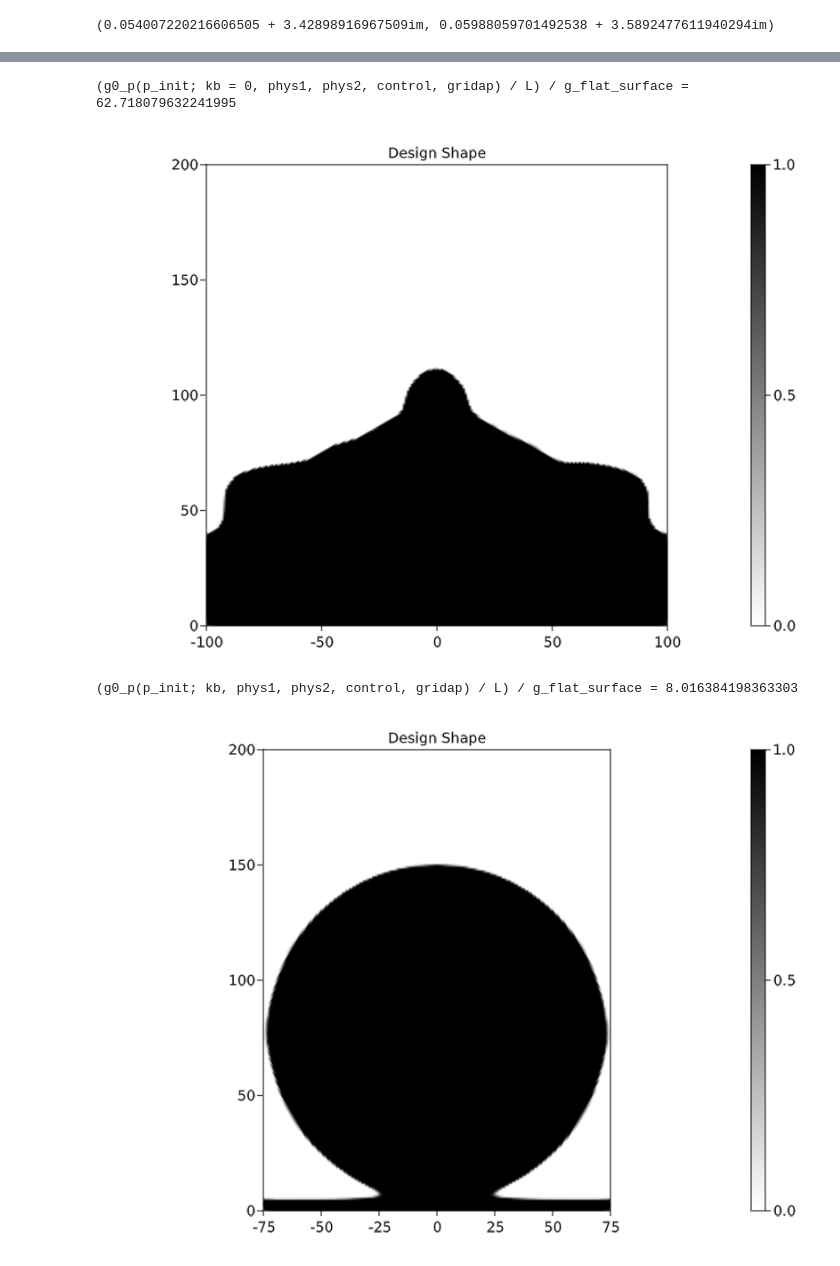
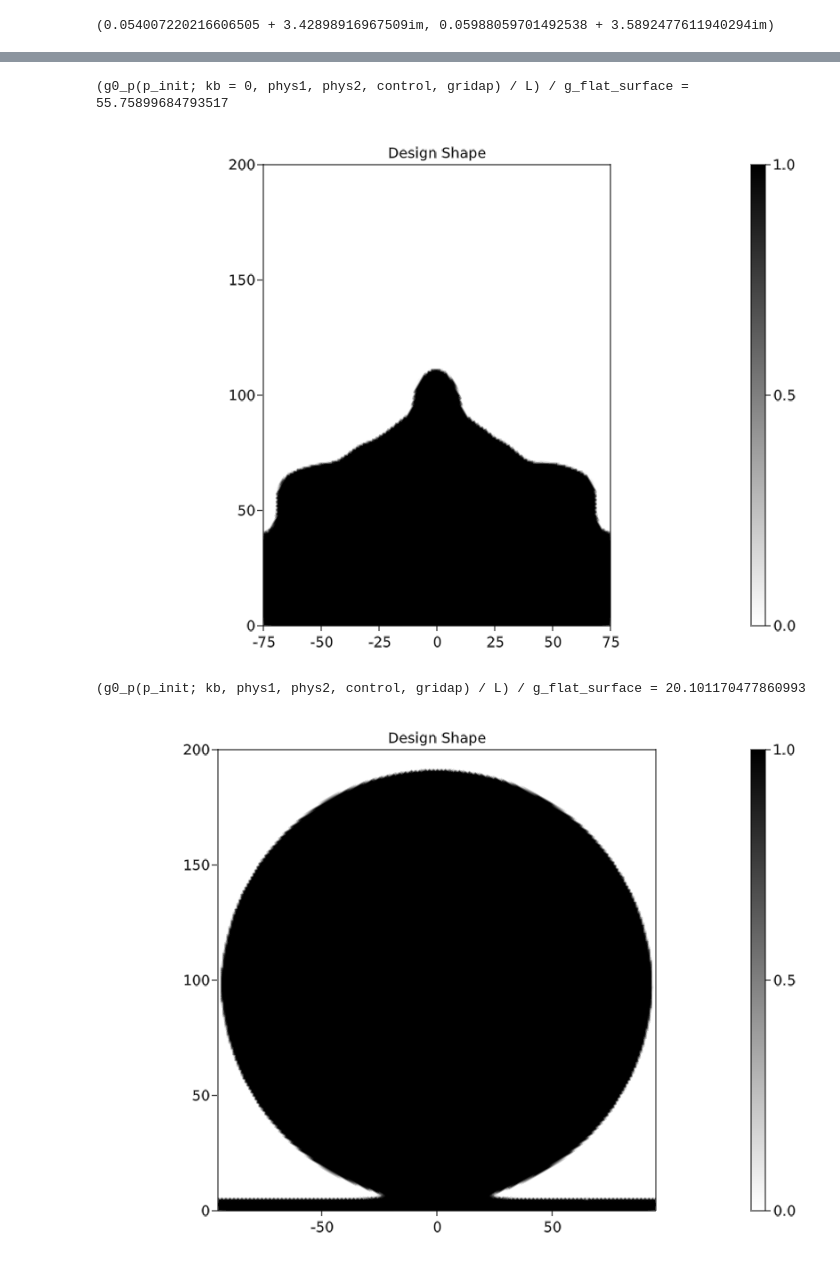
Before and after one commit to WenjieYao/RamanInFluid, a Jupyter notebook: Main.ipynb, the cells around one changed output, grey strips where cells are left out. Cells and saved outputs as stored; diff of their text form; code cells hidden in the pictures.

```diff
--- a/Main.ipynb
+++ b/Main.ipynb
@@ -40,7 +40,7 @@ nm1,nm2
 # %%
 hr = (λ1+λ2)/nf/4          # Height of Raman molecule
 # Geometry parameters of the mesh
-L = 200           # Length of the normal region
+L = 150           # Length of the normal region
 hair = 500 + hr       # Height of the air region
 hs = 300 + hr         # Height of the source location in air
 ht = 200 + hr         # Height of the target location in air
@@ -184,8 +184,8 @@ limits!(ax, -L/2, L/2, 0, hd)
 # save("Results/shape.png", fig)
 fig
 # %% [output]
-(g0_p(p_init; kb = 0, phys1, phys2, control, gridap) / L) / g_flat_surface = 62.718079632241995
+(g0_p(p_init; kb = 0, phys1, phys2, control, gridap) / L) / g_flat_surface = 55.75899684793517
-[figure, old version]
+[figure, new version]
 # %%
 function p_bowtie(x, d, h, L, hd)
     dx = abs(x[1]) - d / 2
@@ -211,37 +211,37 @@ function p_circle(x, radius)
     if x[2]<=5 || (x[1]^2+(x[2]-radius-5)^2)<=radius^2
         return 1
     else
         return 0
     end
 end
 
 kb = 0
 p_trunc(x, ratio) = x[2] < (ratio * hd) ? 1 : 0
 # binitialfunc(v) = ∫(v * x->p_trunc(x, 0.5))gridap.dΩ
-# binitialfunc(v) = ∫(v * x->p_bowtie(x, -9, 116, L, hd))gridap.dΩ
+# binitialfunc(v) = ∫(v * x->p_bowtie(x, 1, 200, L, hd))gridap.dΩ
 # binitialfunc(v) = ∫(v * x->p_triangle(x, 0.8*hd, 2*L))gridap.dΩ
-binitialfunc(v) = ∫(v * x->p_circle(x, 72.5))gridap.dΩ
+binitialfunc(v) = ∫(v * x->p_circle(x, 93))gridap.dΩ
 pc_vec = assemble_vector(binitialfunc, gridap.FE_P)
 #A_base = assemble_matrix((u,v)->(∫(u*v)gridap.dΩ), gridap.FE_P, gridap.FE_Q)
 #pc_vec = A_base\pc_vec
 p_init = p_extract(pc_vec; gridap)
 p_init[p_init .< 0.1] .= 0
 p_init[p_init .> 0.1] .= 1.0
 
 
 pf_vec = pf_p0(p_init; control, gridap)
 pfh = FEFunction(gridap.FE_Pf, pf_vec)
 pth = (pf -> Threshold(pf; control)) ∘ pfh
 fig, ax, plt = plot(gridap.Ω, pth, colormap = :binary)
 Colorbar(fig[1,2], plt)
 ax.aspect = AxisAspect(L/(hd))
 ax.title = "Design Shape"
 limits!(ax, -L/2, L/2, 0, hd)
 @show g0_p(p_init; kb, phys1, phys2, control, gridap)/L/g_flat_surface
 fig
 # %% [output]
-(g0_p(p_init; kb, phys1, phys2, control, gridap) / L) / g_flat_surface = 8.016384198363303
+(g0_p(p_init; kb, phys1, phys2, control, gridap) / L) / g_flat_surface = 20.101170477860993
-[figure, old version]
+[figure, new version]
 # %%
 #p_init = ones(gridap.np) * 0.5 #+ rand(gridap.np) * 1e-2
 β_list = [8.0, 8.0, 16.0, 16.0, 32.0, 32.0, 32.0]
```
Also changed, not shown: parts of 7 cells of this notebook, 12 other files.
